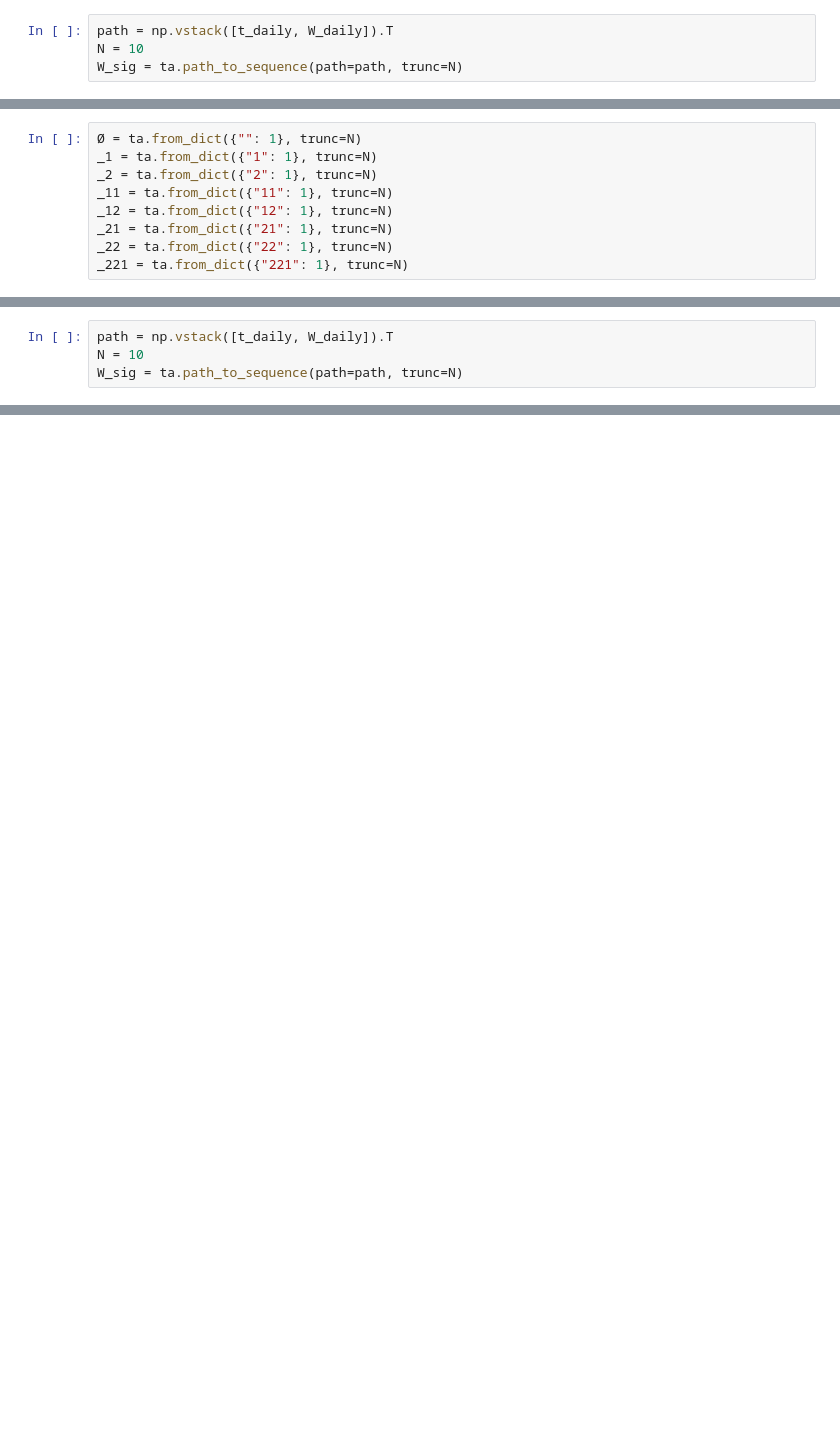
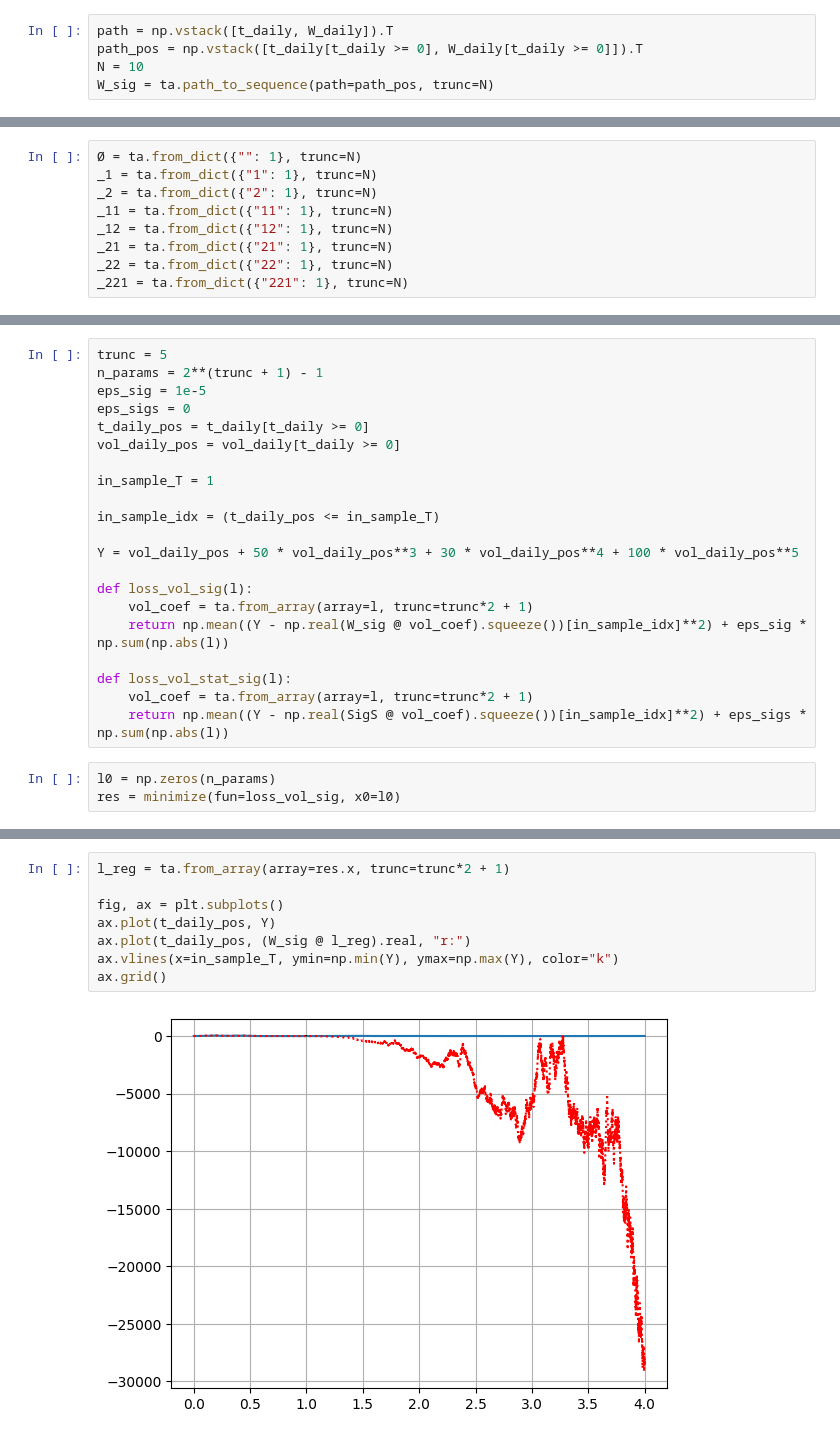
Before and after one commit to MrG1raffe/signature, a Jupyter notebook: notebooks/SignaturePDV.ipynb, the cells around one changed output, grey strips where cells are left out. Saved outputs shown, nothing was run; the diff lists cells and outputs as text; blank space fills up the shorter version.

```diff
--- a/notebooks/SignaturePDV.ipynb
+++ b/notebooks/SignaturePDV.ipynb
@@ -57,4 +74,5 @@ Text(0.5, 1.0, 'Price trajectory daily')
 # %%
 path = np.vstack([t_daily, W_daily]).T
+path_pos = np.vstack([t_daily[t_daily >= 0], W_daily[t_daily >= 0]]).T
 N = 10
-W_sig = ta.path_to_sequence(path=path, trunc=N)
+W_sig = ta.path_to_sequence(path=path_pos, trunc=N)
@@ -166,4 +91,0 @@ Text(0.5, 1.0, 'Instantaneous volatility')
-# %%
-path = np.vstack([t_daily, W_daily]).T
-N = 10
-W_sig = ta.path_to_sequence(path=path, trunc=N)
@@ -255,0 +94,24 @@ ax.grid()
+# %%
+trunc = 5
+n_params = 2**(trunc + 1) - 1
+eps_sig = 1e-5
+eps_sigs = 0
+t_daily_pos = t_daily[t_daily >= 0]
+vol_daily_pos = vol_daily[t_daily >= 0]
+
+in_sample_T = 1
+
+in_sample_idx = (t_daily_pos <= in_sample_T)
+
+Y = vol_daily_pos + 50 * vol_daily_pos**3 + 30 * vol_daily_pos**4 + 100 * vol_daily_pos**5
+
+def loss_vol_sig(l):
+    vol_coef = ta.from_array(array=l, trunc=trunc*2 + 1)
+    return np.mean((Y - np.real(W_sig @ vol_coef).squeeze())[in_sample_idx]**2) + eps_sig * np.sum(np.abs(l))
+
+def loss_vol_stat_sig(l):
+    vol_coef = ta.from_array(array=l, trunc=trunc*2 + 1)
+    return np.mean((Y - np.real(SigS @ vol_coef).squeeze())[in_sample_idx]**2) + eps_sigs * np.sum(np.abs(l))
+# %%
+l0 = np.zeros(n_params)
+res = minimize(fun=loss_vol_sig, x0=l0)
@@ -255,0 +120,10 @@ ax.grid()
+# %%
+l_reg = ta.from_array(array=res.x, trunc=trunc*2 + 1)
+
+fig, ax = plt.subplots()
+ax.plot(t_daily_pos, Y)
+ax.plot(t_daily_pos, (W_sig @ l_reg).real, "r:")
+ax.vlines(x=in_sample_T, ymin=np.min(Y), ymax=np.max(Y), color="k")
+ax.grid()
+# %% [output]
+[figure, added]
```
Also changed, not shown: parts of 43 cells of this notebook, 9 other files.
